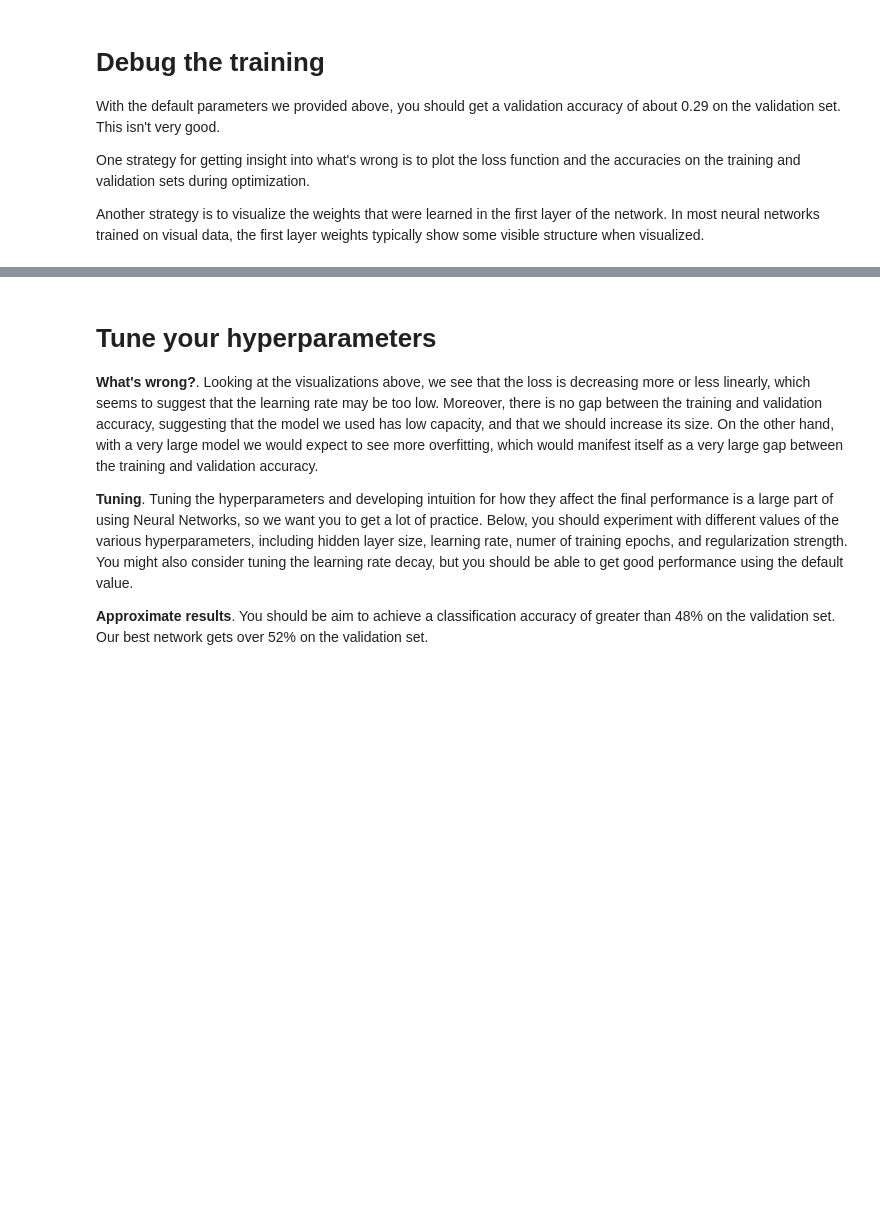
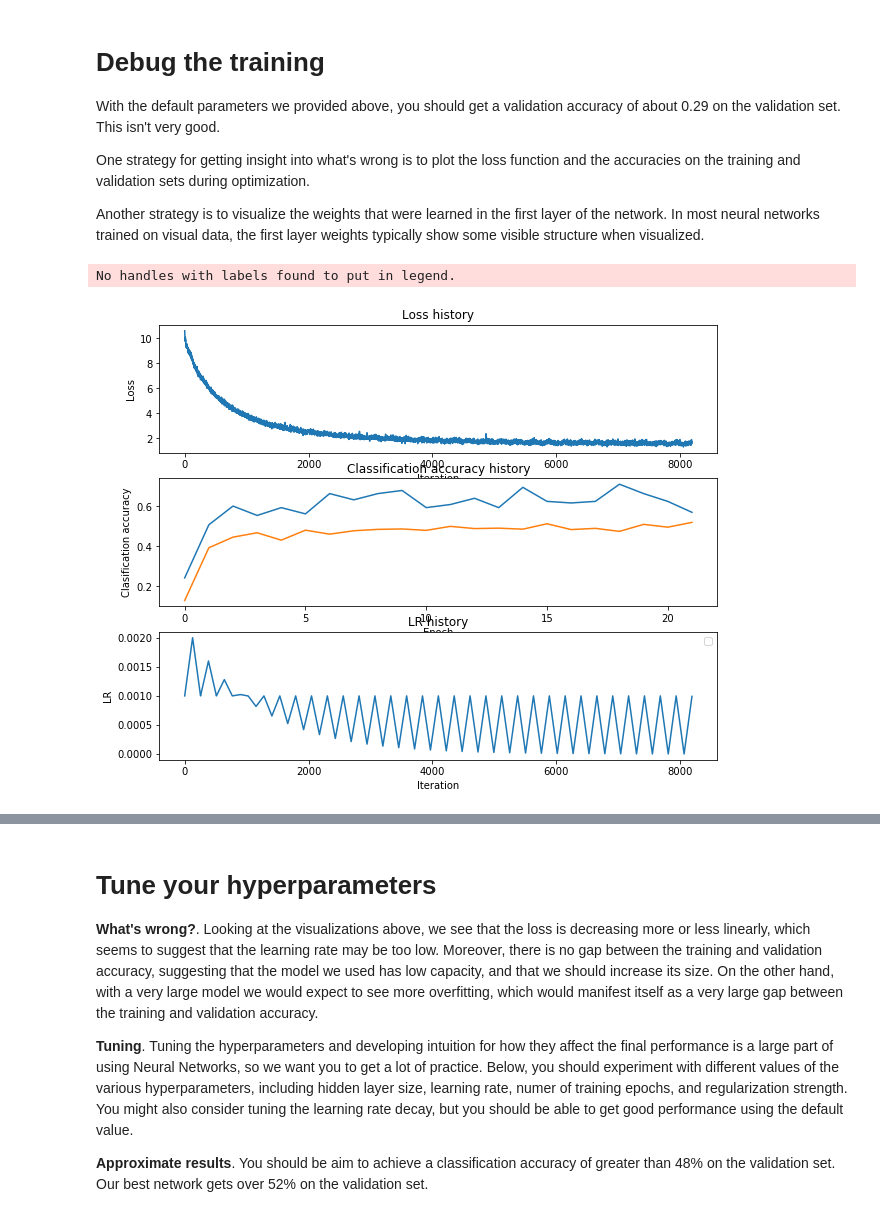
Before and after one commit to yaarams/yandex, a Jupyter notebook: dl/assignment1/two_layer_net.ipynb, the cells around one changed output, grey strips where cells are left out. Cells and saved outputs as stored; diff of their text form; code cells hidden in the pictures; blank space fills up the shorter version.

```diff
--- a/dl/assignment1/two_layer_net.ipynb
+++ b/dl/assignment1/two_layer_net.ipynb
@@ -316,20 +350,33 @@ One strategy for getting insight into what's wrong is to plot the loss function
 Another strategy is to visualize the weights that were learned in the first layer of the network. In most neural networks trained on visual data, the first layer weights typically show some visible structure when visualized.
 # %%
 # Plot the loss function and train / validation accuracies
-plt.subplot(2, 1, 1)
-plt.plot(stats['loss_history'])
-plt.title('Loss history')
-plt.xlabel('Iteration')
-plt.ylabel('Loss')
+def plot(stats):
+    plt.subplot(3, 1, 1)
+    plt.plot(stats['loss_history'])
+    plt.title('Loss history')
+    plt.xlabel('Iteration')
+    plt.ylabel('Loss')
 
-plt.subplot(2, 1, 2)
-plt.plot(stats['train_acc_history'], label='train')
-plt.plot(stats['val_acc_history'], label='val')
-plt.title('Classification accuracy history')
-plt.xlabel('Epoch')
-plt.ylabel('Clasification accuracy')
-plt.legend()
-plt.show()
+    plt.subplot(3, 1, 2)
+    plt.plot(stats['train_acc_history'], label='train')
+    plt.plot(stats['val_acc_history'], label='val')
+    plt.title('Classification accuracy history')
+    plt.xlabel('Epoch')
+    plt.ylabel('Clasification accuracy')
+
+    plt.subplot(3, 1, 3)
+    plt.plot(stats['lr_history'])
+    plt.title('LR history')
+    plt.xlabel('Iteration')
+    plt.ylabel('LR')
+
+
+    plt.legend()
+    plt.show()
+plot(stats)
+# %% [output]
+No handles with labels found to put in legend.
+[figure, added]
 # %%
 from cs231n.vis_utils import visualize_grid
 
```
Also changed, not shown: parts of 12 cells of this notebook, 1 other file.
